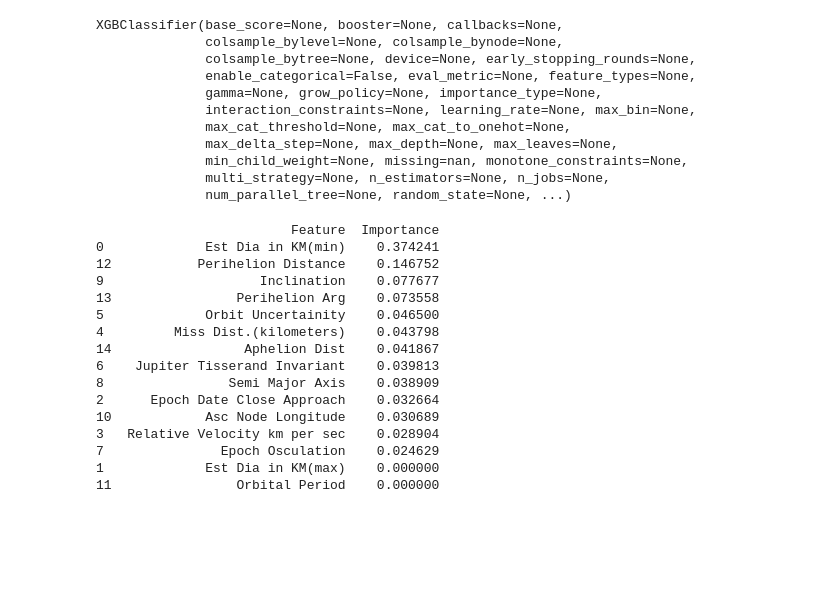
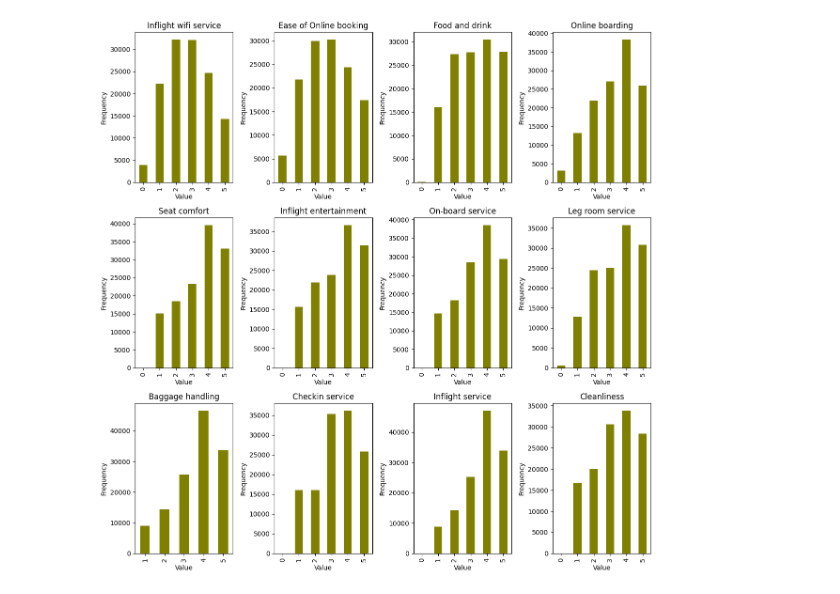
Before and after one commit to AndreasJeppesen/DataScience_24_exam, a Jupyter notebook: XGBoost.ipynb, the cells around one changed output. Cells and saved outputs as stored; diff of their text form; code cells hidden in the pictures; blank space fills up the shorter version.

```diff
--- a/XGBoost.ipynb
+++ b/XGBoost.ipynb
@@ -138,41 +0,0 @@ Mean ROC AUC: 0.96575
-# %%
-model.fit(X_train,y_train)
-# %% [output]
-XGBClassifier(base_score=None, booster=None, callbacks=None,
-              colsample_bylevel=None, colsample_bynode=None,
-              colsample_bytree=None, device=None, early_stopping_rounds=None,
-              enable_categorical=False, eval_metric=None, feature_types=None,
-              gamma=None, grow_policy=None, importance_type=None,
-              interaction_constraints=None, learning_rate=None, max_bin=None,
-              max_cat_threshold=None, max_cat_to_onehot=None,
-              max_delta_step=None, max_depth=None, max_leaves=None,
-              min_child_weight=None, missing=nan, monotone_constraints=None,
-              multi_strategy=None, n_estimators=None, n_jobs=None,
-              num_parallel_tree=None, random_state=None, ...)
-# %%
-# Get feature importances
-feature_importances = model.feature_importances_
-
-# Create a DataFrame to display feature importances
-feature_importance_df = pd.DataFrame({'Feature': X.columns, 'Importance': feature_importances})
-feature_importance_df = feature_importance_df.sort_values(by='Importance', ascending=False)
-
-# Display feature importances
-print(feature_importance_df)
-# %% [output]
-                         Feature  Importance
-0             Est Dia in KM(min)    0.374241
-12           Perihelion Distance    0.146752
-9                    Inclination    0.077677
-13                Perihelion Arg    0.073558
-5             Orbit Uncertainity    0.046500
-4         Miss Dist.(kilometers)    0.043798
-14                 Aphelion Dist    0.041867
-6    Jupiter Tisserand Invariant    0.039813
-8                Semi Major Axis    0.038909
-2      Epoch Date Close Approach    0.032664
-10            Asc Node Longitude    0.030689
-3   Relative Velocity km per sec    0.028904
-7               Epoch Osculation    0.024629
-1             Est Dia in KM(max)    0.000000
-11                Orbital Period    0.000000
@@ -178,0 +65,30 @@ print(feature_importance_df)
+# %%
+# Define grid layout
+num_rows = 3
+num_cols = 4
+total_plots = 12
+
+# Create subplots
+fig, axes = plt.subplots(nrows=num_rows, ncols=num_cols, figsize=(12, 12))
+
+# Flatten axes for easy indexing
+axes = axes.flatten()
+# Flatten axes for easy indexing
+axes = axes.flatten()
+
+# Plot each feature
+for i, column in enumerate(X.columns[:total_plots]):
+    X[column].value_counts().sort_index().plot(kind='bar', ax=axes[i], color='olive')
+    #ax.set_xticklabels(ax.get_xticklabels(), rotation=0)
+    axes[i].set_title(f'{column}')
+    axes[i].set_xlabel('Value')
+    axes[i].set_ylabel('Frequency')
+
+# Hide any remaining empty subplots
+for i in range(total_plots, len(axes)):
+    axes[i].axis('off')
+
+plt.tight_layout()
+plt.show()
+# %% [output]
+[figure, added]
```
Also changed, not shown: parts of 38 cells of this notebook.
